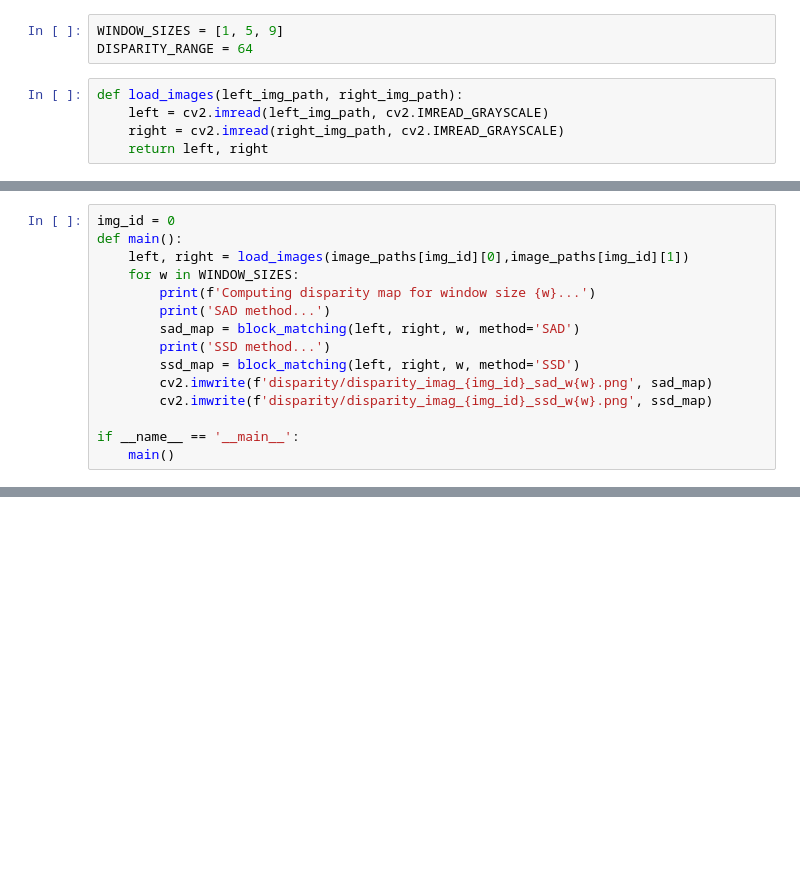
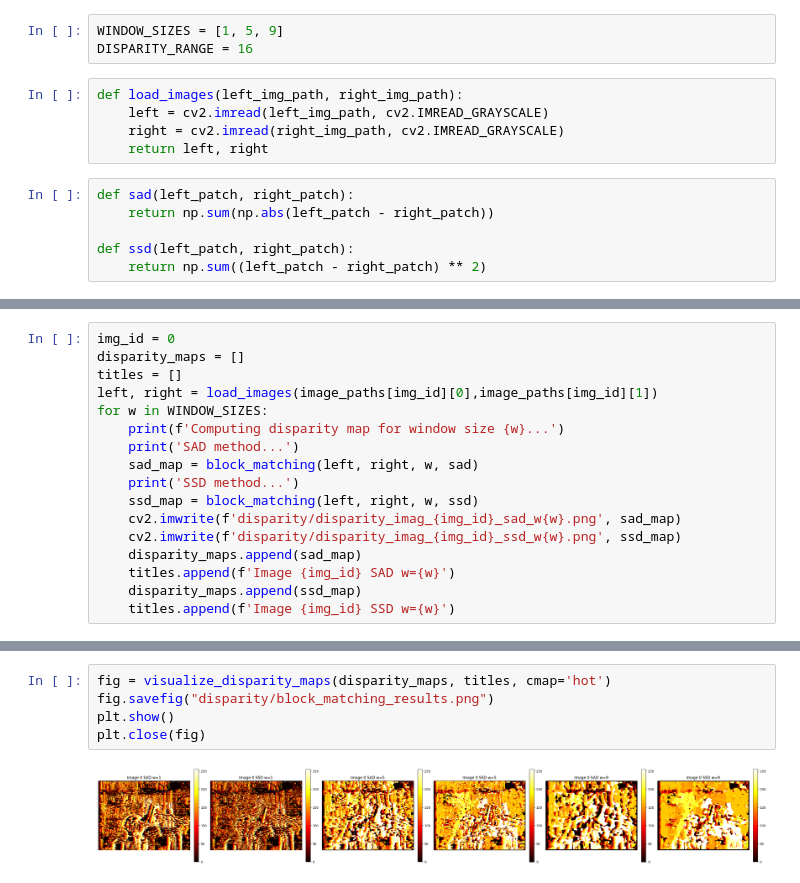
Before and after one commit to YoussefAboelwafa/Computer_Vision_Tasks, a Jupyter notebook: asg3/stereo.ipynb, the cells around one changed output, grey strips where cells are left out. Saved outputs shown, nothing was run; the diff lists cells and outputs as text; blank space fills up the shorter version.

```diff
--- a/asg3/stereo.ipynb
+++ b/asg3/stereo.ipynb
@@ -10,10 +11,16 @@ image_paths = [
 ]
 # %%
 WINDOW_SIZES = [1, 5, 9]
-DISPARITY_RANGE = 64
+DISPARITY_RANGE = 16
 # %%
 def load_images(left_img_path, right_img_path):
     left = cv2.imread(left_img_path, cv2.IMREAD_GRAYSCALE)
     right = cv2.imread(right_img_path, cv2.IMREAD_GRAYSCALE)
     return left, right
+# %%
+def sad(left_patch, right_patch):
+    return np.sum(np.abs(left_patch - right_patch))
+
+def ssd(left_patch, right_patch):
+    return np.sum((left_patch - right_patch) ** 2)
 # %%
@@ -42,15 +65,17 @@ def block_matching(left, right, window_size, method='SAD'):
 # %%
 img_id = 0
-def main():
-    left, right = load_images(image_paths[img_id][0],image_paths[img_id][1])
-    for w in WINDOW_SIZES:
-        print(f'Computing disparity map for window size {w}...')
-        print('SAD method...')
-        sad_map = block_matching(left, right, w, method='SAD')
-        print('SSD method...')
-        ssd_map = block_matching(left, right, w, method='SSD')
-        cv2.imwrite(f'disparity/disparity_imag_{img_id}_sad_w{w}.png', sad_map)
-        cv2.imwrite(f'disparity/disparity_imag_{img_id}_ssd_w{w}.png', ssd_map)
-
-if __name__ == '__main__':
-    main()
+disparity_maps = []
+titles = []
+left, right = load_images(image_paths[img_id][0],image_paths[img_id][1])
+for w in WINDOW_SIZES:
+    print(f'Computing disparity map for window size {w}...')
+    print('SAD method...')
+    sad_map = block_matching(left, right, w, sad)
+    print('SSD method...')
+    ssd_map = block_matching(left, right, w, ssd)
+    cv2.imwrite(f'disparity/disparity_imag_{img_id}_sad_w{w}.png', sad_map)
+    cv2.imwrite(f'disparity/disparity_imag_{img_id}_ssd_w{w}.png', ssd_map)
+    disparity_maps.append(sad_map)
+    titles.append(f'Image {img_id} SAD w={w}')
+    disparity_maps.append(ssd_map)
+    titles.append(f'Image {img_id} SSD w={w}')
@@ -56,0 +92,7 @@ if __name__ == '__main__':
+# %%
+fig = visualize_disparity_maps(disparity_maps, titles, cmap='hot')
+fig.savefig("disparity/block_matching_results.png")
+plt.show()
+plt.close(fig)
+# %% [output]
+[figure, added]
```
Also changed, not shown: parts of 12 cells of this notebook, 28 other files.
